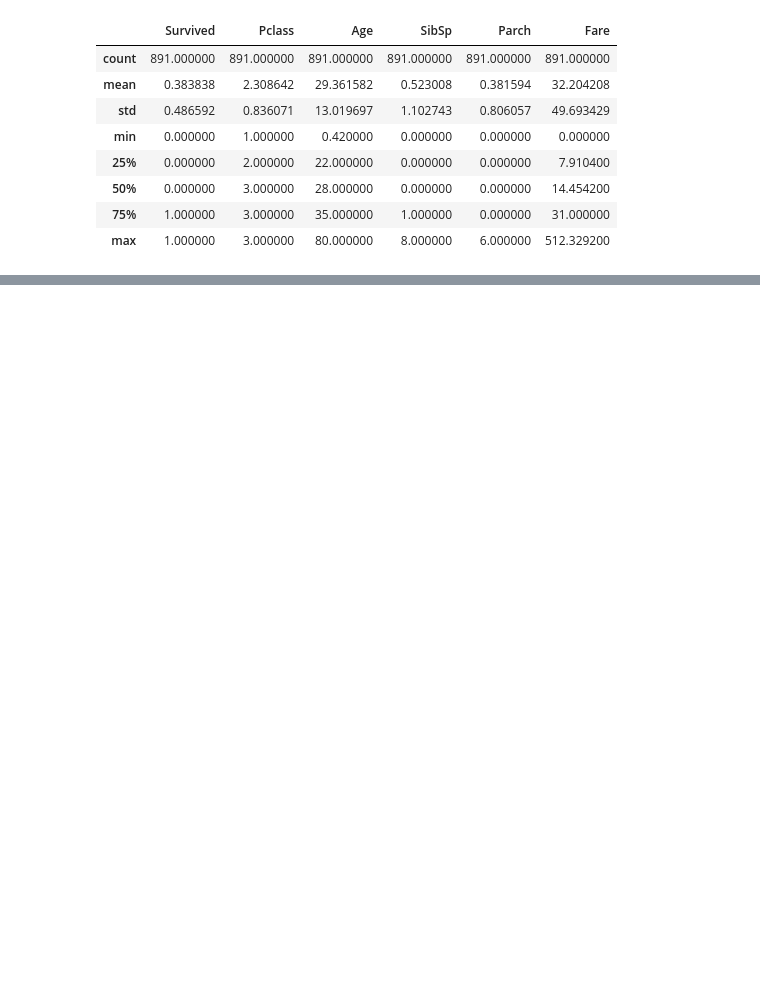
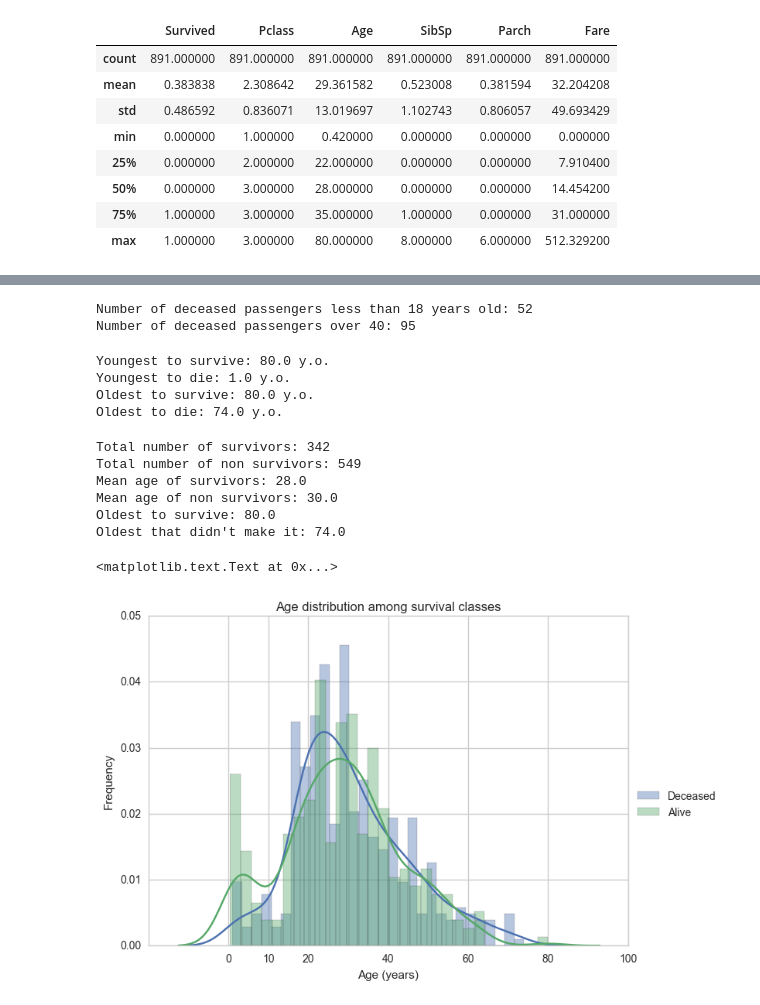
Before and after one commit to yepterence/Project5, a Jupyter notebook: Data_analysis_Titanic.ipynb, the cells around one changed output, grey strips where cells are left out. Cells and saved outputs as stored; diff of their text form; code cells hidden in the pictures; blank space fills up the shorter version.

```diff
--- a/Data_analysis_Titanic.ipynb
+++ b/Data_analysis_Titanic.ipynb
@@ -630,0 +327,73 @@ In the given scenario, my findings in this workbook suggests that if you were fe
+# %%
+# Analysis based on Age:
+
+infants = titanic_df[titanic_df['Age'] < 18]
+# print infants.head()
+
+# death count of children age < 18?
+
+non_survivors_infants = infants[infants['Survived'] == False]['Survived'].count()
+print "Number of deceased passengers less than 18 years old: {}".format(non_survivors_infants)
+
+# Number of survivors whose age is >40?
+
+old = titanic_without_nan[titanic_without_nan['Age'] > 40]
+# print old.count()
+non_survivors_seniors = old[old['Survived'] == False]['Survived'].count()
+print "Number of deceased passengers over 40: {}".format(non_survivors_seniors)
+# %% [output]
+Number of deceased passengers less than 18 years old: 52
+Number of deceased passengers over 40: 95
+# %%
+# Oldest and youngest to survive and those who did not
+max_age_survived = titanic_without_nan[titanic_without_nan['Survived'] == True]['Age'].min()
+min_age_dead = titanic_without_nan[titanic_without_nan['Survived'] == False]['Age'].min()
+max_age_survived = titanic_without_nan[titanic_without_nan['Survived'] == True]['Age'].max()
+max_age_dead = titanic_without_nan[titanic_without_nan['Survived'] == False]['Age'].max()
+
+print 'Youngest to survive: {} y.o. \n\
+Youngest to die: {} y.o. \n\
+Oldest to survive: {} y.o. \n\
+Oldest to die: {} y.o.'.format(max_age_survived, min_age_dead, max_age_survived, max_age_dead)
+# %% [output]
+Youngest to survive: 80.0 y.o.
+Youngest to die: 1.0 y.o.
+Oldest to survive: 80.0 y.o.
+Oldest to die: 74.0 y.o.
+# %%
+# Find total count of survivors and non-survivors
+survived_passengers = titanic_without_nan[titanic_without_nan['Survived'] == True]['Survived'].count()
+lost_souls = titanic_without_nan[titanic_without_nan['Survived'] == False]['Survived'].count()
+
+# Find average of survivors and those who didn't
+shipwreck_survivors_avg = titanic_without_nan[titanic_without_nan['Survived'] == True]['Age'].mean()
+avg_age_death = titanic_without_nan[titanic_without_nan['Survived'] == False]['Age'].mean()
+
+# Display a few raw totals
+print "Total number of survivors: {} \n\
+Total number of non survivors: {} \n\
+Mean age of survivors: {} \n\
+Mean age of non survivors: {} \n\
+Oldest to survive: {} \n\
+Oldest that didn't make it: {}" \
+.format(survived_passengers, lost_souls, np.round(shipwreck_survivors_avg),
+        np.round(avg_age_death), max_age_survived, max_age_dead)
+
+# Graph - Age of passengers across sex of those who survived (Source: Udacity reviewer comments)
+
+sns.distplot(titanic_df.loc[(titanic_df['Survived']==0) & (~titanic_df['Age'].isnull()),'Age'], bins=30)
+sns.distplot(titanic_df.loc[(titanic_df['Survived']==1) & (~titanic_df['Age'].isnull()),'Age'], bins=30)
+plt.title('Age distribution among survival classes')
+plt.ylabel('Frequency')
+plt.legend(['Deceased', 'Alive'],loc='upper left',bbox_to_anchor=(1,0.5))
+plt.xticks([0, 10, 20, 40, 60, 80, 100])
+plt.xlabel('Age (years)')
+# %% [output]
+Total number of survivors: 342
+Total number of non survivors: 549
+Mean age of survivors: 28.0
+Mean age of non survivors: 30.0
+Oldest to survive: 80.0
+Oldest that didn't make it: 74.0
+<matplotlib.text.Text at 0x...>
+[figure, added]
```
Also changed, not shown: parts of 67 cells of this notebook, 2 other files.
